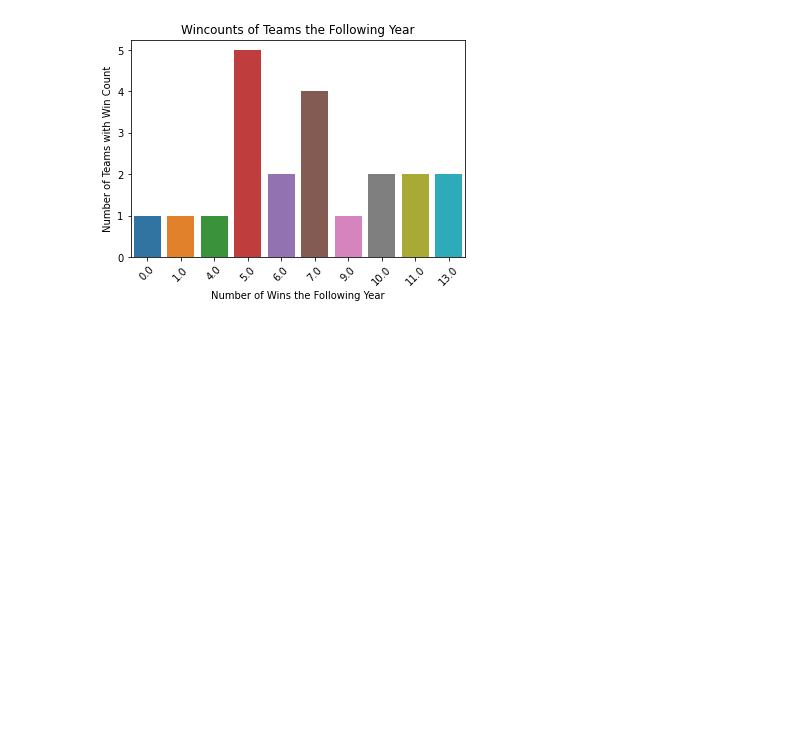
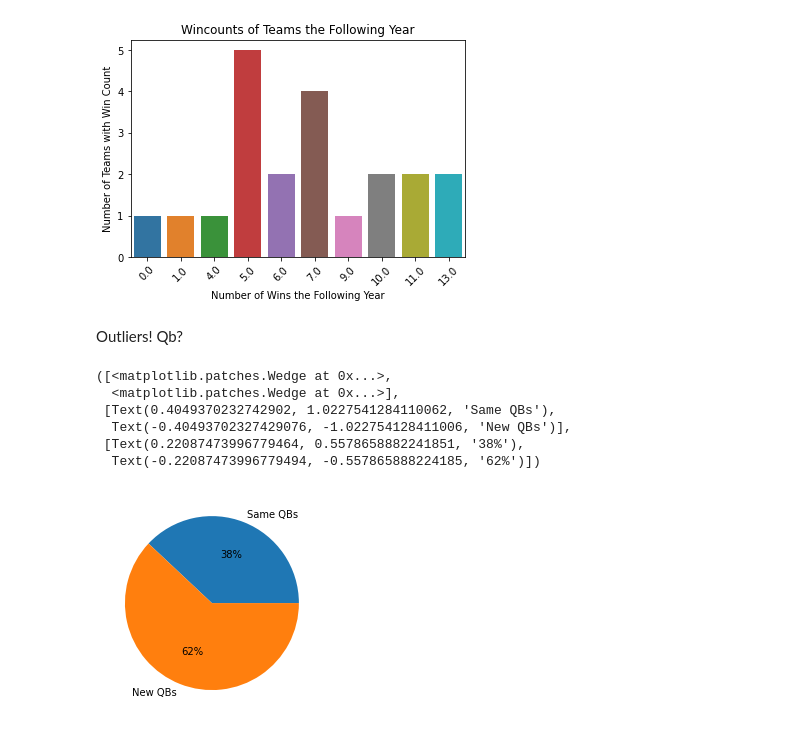
Before and after one commit to rksmith56/rksmith56.github.io, a Jupyter notebook: mainsource.ipynb, the cells around one changed output. Saved outputs shown, nothing was run; the diff lists cells and outputs as text; code cells hidden in the pictures; blank space fills up the shorter version.

```diff
--- a/mainsource.ipynb
+++ b/mainsource.ipynb
@@ -301,3 +312,20 @@ ax1.set_xlabel("Number of Wins the Following Year")
 # %% [output]
 Text(0.5, 0, 'Number of Wins the Following Year')
 [figure]
+# %% [markdown]
+Outliers! Qb?
+# %%
+values = [round(((len((low_years_frame_ls[low_years_frame_ls['CurrentQB'] == low_years_frame_ls['NextYearQB']]).index)) / (len(low_years_frame_ls.index))) * 100),
+round(((len((low_years_frame_ls[low_years_frame_ls['CurrentQB'] != low_years_frame_ls['NextYearQB']]).index)) / (len(low_years_frame_ls.index))) * 100)]
+
+label = ['Same QBs', 'New QBs']
+
+plt.pie(values, labels=label, autopct = '%0.0f%%')
+# %% [output]
+([<matplotlib.patches.Wedge at 0x...>,
+  <matplotlib.patches.Wedge at 0x...>],
+ [Text(0.4049370232742902, 1.0227541284110062, 'Same QBs'),
+  Text(-0.40493702327429076, -1.022754128411006, 'New QBs')],
+ [Text(0.22087473996779464, 0.5578658882241851, '38%'),
+  Text(-0.22087473996779494, -0.557865888224185, '62%')])
+[figure, added]
```
Also changed, not shown: parts of 6 cells of this notebook.
